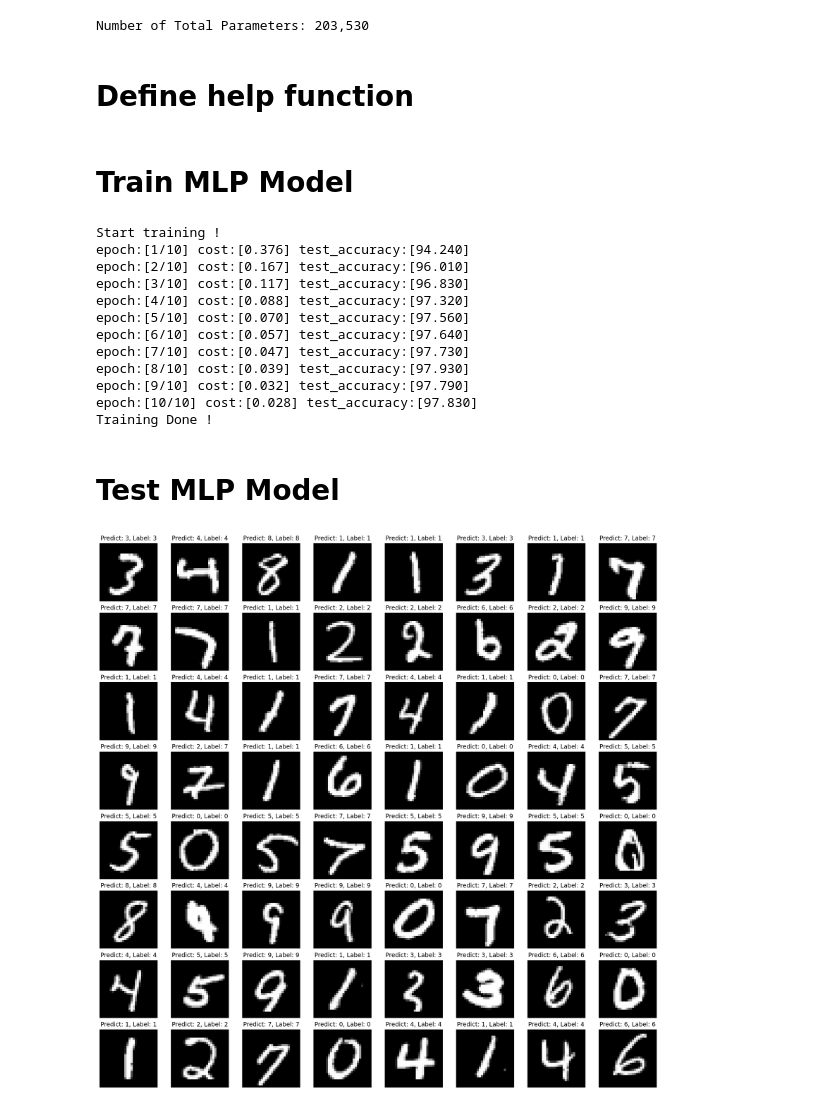
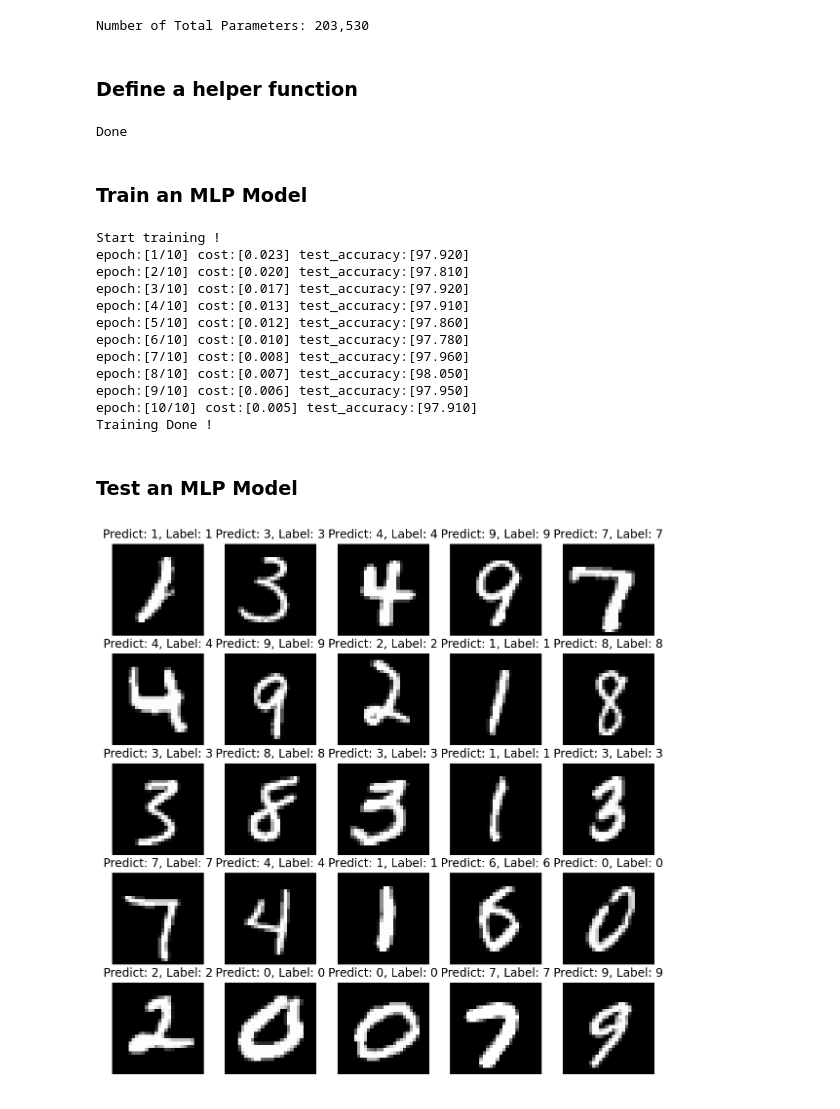
Before and after one commit to jjerry-k/tc_practice, a Jupyter notebook: 01_MLP.ipynb, the cells around one changed output. Cells and saved outputs as stored; diff of their text form; code cells hidden in the pictures.

```diff
--- a/01_MLP.ipynb
+++ b/01_MLP.ipynb
@@ -28,10 +31,14 @@ LEARNING_RATE=0.001
 # %%
 # MNIST dataset
-mnist_train = datasets.MNIST(root='./data/', train=True, transform=transforms.ToTensor(), download=True)
-mnist_test = datasets.MNIST(root='./data/', train=False, transform=transforms.ToTensor(), download=True)
+mnist_train = datasets.MNIST(
+    root='./data/', train=True, transform=transforms.ToTensor(), download=True)
+mnist_test = datasets.MNIST(
+    root='./data/', train=False, transform=transforms.ToTensor(), download=True)
 
-train_iter = torch.utils.data.DataLoader(mnist_train, batch_size=BATCH_SIZE, shuffle=True, num_workers=1)
-test_iter = torch.utils.data.DataLoader(mnist_test, batch_size=BATCH_SIZE, shuffle=True, num_workers=1)
+train_iter = torch.utils.data.DataLoader(
+    mnist_train, batch_size=BATCH_SIZE, shuffle=True, num_workers=1)
+test_iter = torch.utils.data.DataLoader(
+    mnist_test, batch_size=BATCH_SIZE, shuffle=True, num_workers=1)
 
-print("Preparing dataset done!")
+print ("Done")
 # %% [output]
@@ -41,32 +48,26 @@ Preparing dataset done!
 # %%
 # our model
 class Model(nn.Module):
-    def __init__(self, input_features=784, hidden_size=256, output_fetures=10, init_weight="he", init_bias="zero"):
+    def __init__(self,input_features=784,hidden_size=256,output_fetures=10,
+                 init_weight="he", init_bias="zero"):
         super(Model, self).__init__()
         self.init_weight = init_weight
         self.init_bias = init_bias
-
         self.linear1 = nn.Linear(input_features, hidden_size)
         self.linear2 = nn.Linear(hidden_size, output_fetures)
         self.init_params()
 
     def init_params(self):
-
         init_weight_method = {
-        "he": nn.init.kaiming_normal_,
-        "xavier": nn.init.xavier_normal_
+            "he": nn.init.kaiming_normal_,
+            "xavier": nn.init.xavier_normal_
         }
-        assert self.init_weight in init_weight_method.keys(), f'Select the weight initialization method in {list(init_weight_method.keys())}'
-
         init_bias_method = {
             "zero": nn.init.zeros_,
             "uniform": nn.init.uniform_
         }
-        assert self.init_bias in init_bias_method.keys(), f'Select the bias initialization method in {list(init_bias_method.keys())}'
-
         for param_name, param in self.named_parameters():
             if 'weight' in param_name:
-                print(param)
                 init_weight_method[self.init_weight](param)
             elif 'bias' in param_name:
                 init_bias_method[self.init_bias](param)
@@ -79,4 +80,5 @@ class Model(nn.Module):
 model = Model().to(device)
 criterion = nn.CrossEntropyLoss()
 optimizer = optim.Adam(model.parameters(), lr=LEARNING_RATE)
+print ("Done")
 # %% [output]
@@ -107,7 +94,7 @@ print(f"Number of Total Parameters: {total_params:,d}")
 # %% [output]
 Number of Total Parameters: 203,530
 # %% [markdown]
-# Define help function
+### Define a helper function
 # %%
 def test_eval(model, data_iter, batch_size):
     with torch.no_grad():
@@ -123,8 +110,11 @@ def test_eval(model, data_iter, batch_size):
             total += batch_img.size(0)
         val_acc = (100 * correct / total)
     return val_acc
+print ("Done")
+# %% [output]
+Done
 # %% [markdown]
-# Train MLP Model
+### Train an MLP Model
 # %%
 # Training Phase
 print_every = 1
@@ -137,14 +127,14 @@ for epoch in range(EPOCHS):
         X = batch_img.view(-1, 28*28).to(device)
         Y = batch_lab.to(device)
 
-        # Inference & Calculate los
+        # Inference & Calculate loss
         y_pred = model.forward(X)
         loss = criterion(y_pred, Y)
 
+        # Update
         optimizer.zero_grad()
         loss.backward()
         optimizer.step()
-
         loss_val_sum += loss
 
     if ((epoch%print_every)==0) or (epoch==(EPOCHS-1)):
@@ -155,38 +145,38 @@ for epoch in range(EPOCHS):
 print("Training Done !")
 # %% [output]
 Start training !
-epoch:[1/10] cost:[0.376] test_accuracy:[94.240]
-epoch:[2/10] cost:[0.167] test_accuracy:[96.010]
-epoch:[3/10] cost:[0.117] test_accuracy:[96.830]
-epoch:[4/10] cost:[0.088] test_accuracy:[97.320]
-epoch:[5/10] cost:[0.070] test_accuracy:[97.560]
-epoch:[6/10] cost:[0.057] test_accuracy:[97.640]
-epoch:[7/10] cost:[0.047] test_accuracy:[97.730]
-epoch:[8/10] cost:[0.039] test_accuracy:[97.930]
-epoch:[9/10] cost:[0.032] test_accuracy:[97.790]
-epoch:[10/10] cost:[0.028] test_accuracy:[97.830]
+epoch:[1/10] cost:[0.023] test_accuracy:[97.920]
+epoch:[2/10] cost:[0.020] test_accuracy:[97.810]
+epoch:[3/10] cost:[0.017] test_accuracy:[97.920]
+epoch:[4/10] cost:[0.013] test_accuracy:[97.910]
+epoch:[5/10] cost:[0.012] test_accuracy:[97.860]
+epoch:[6/10] cost:[0.010] test_accuracy:[97.780]
+epoch:[7/10] cost:[0.008] test_accuracy:[97.960]
+epoch:[8/10] cost:[0.007] test_accuracy:[98.050]
+epoch:[9/10] cost:[0.006] test_accuracy:[97.950]
+epoch:[10/10] cost:[0.005] test_accuracy:[97.910]
 Training Done !
 # %% [markdown]
-# Test MLP Model
+### Test an MLP Model
 # %%
-n_sample = 64
+n_sample = 25
 sample_indices = np.random.choice(len(mnist_test.targets), n_sample, replace=False)
 test_x = mnist_test.data[sample_indices]
 test_y = mnist_test.targets[sample_indices]
 
 with torch.no_grad():
     y_pred = model.forward(test_x.view(-1, 28*28).type(torch.float).to(device))
 
 y_pred = y_pred.argmax(axis=1)
 
-plt.figure(figsize=(20, 20))
+plt.figure(figsize=(10, 10))
 
 for idx in range(n_sample):
-    plt.subplot(8, 8, idx+1)
+    plt.subplot(5, 5, idx+1)
     plt.imshow(test_x[idx], cmap='gray')
     plt.axis('off')
     plt.title(f"Predict: {y_pred[idx]}, Label: {test_y[idx]}")
 
 plt.show()
 # %% [output]
-[figure, old version]
+[figure, new version]
```
Also changed, not shown: parts of 8 cells of this notebook, 1 other file.
